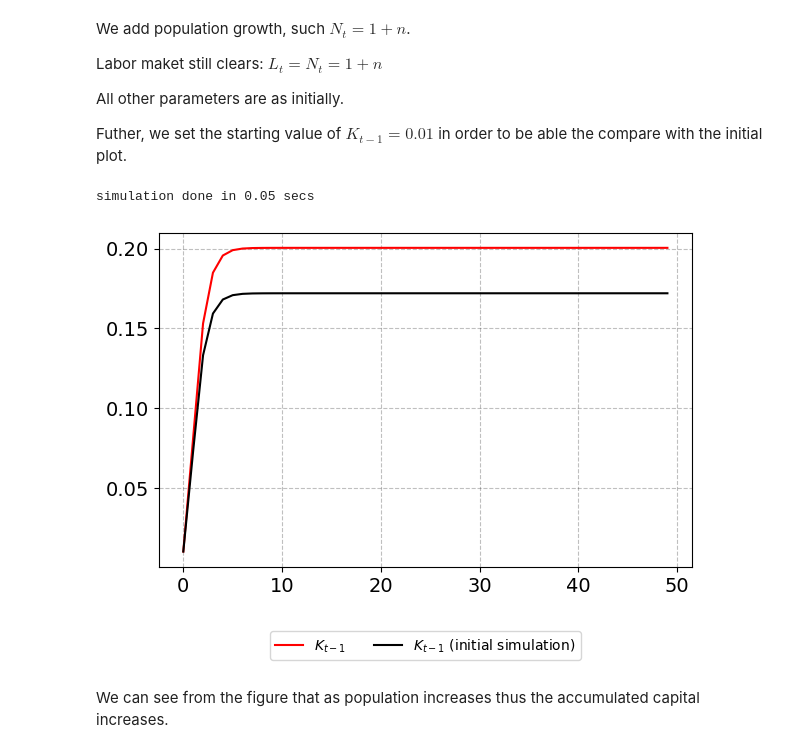
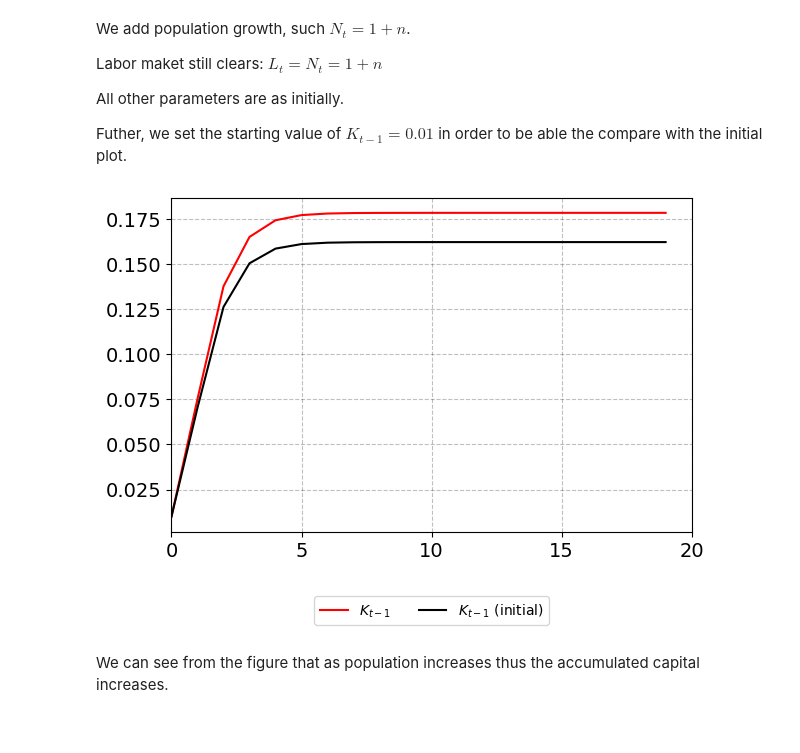
Before and after one commit to NumEconCopenhagen/projects-2023-cbjk, a Jupyter notebook: modelproject/modelproject.ipynb, the cells around one changed output. Saved outputs shown, nothing was run; the diff lists cells and outputs as text; code cells hidden in the pictures.

```diff
--- a/modelproject/modelproject.ipynb
+++ b/modelproject/modelproject.ipynb
@@ -236,33 +218,26 @@ All other parameters are as initially.
 Futher, we set the starting value of $K_{t-1} = 0.01$ in order to be able the compare with the initial plot.
 # %%
 # a. call the class and set par and sim
-model1 = OLGModelClass()
+model1 = OLGclass()
 par = model1.par
 sim = model1.sim
 
-# b. initial capital stock
-par.K_lag_ini = 0.01
-
-# c. production
-par.production_function = 'cobb-douglas'
-
-# d. government
+# b. government
 sim.balanced_budget[:] = True
 
-# e. population growth
+# c. population growth
 par.n = 1.1
 
-# f. simulate model
-model1.simulate()
+# d. simulate model
+model1.sim_model()
 
-# g. plot using function
-plot_K(K_lag = model1.sim.K_lag, K_lag_int = K_lag_int)
+# e. plot using function
+plot_K(model1.sim.K_lag, K_lag_int = K_lag_int)
 
-# h. save K_lag for comparison
+# f. save K_lag for comparison
 K_lag_pop = model1.sim.K_lag
 # %% [output]
-simulation done in 0.05 secs
-[figure, old version]
+[figure, new version]
 # %% [markdown]
 We can see from the figure that as population increases thus the accumulated capital increases.
 # %% [markdown]
```
Also changed, not shown: parts of 31 cells of this notebook, 1 other file.
